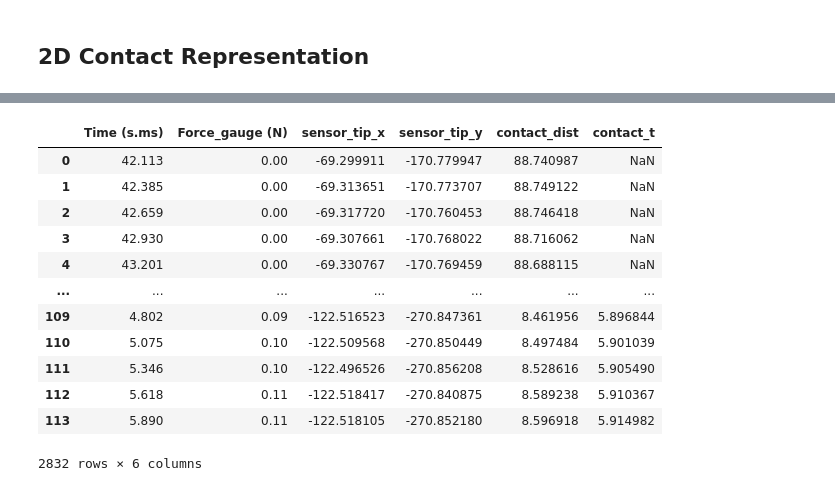
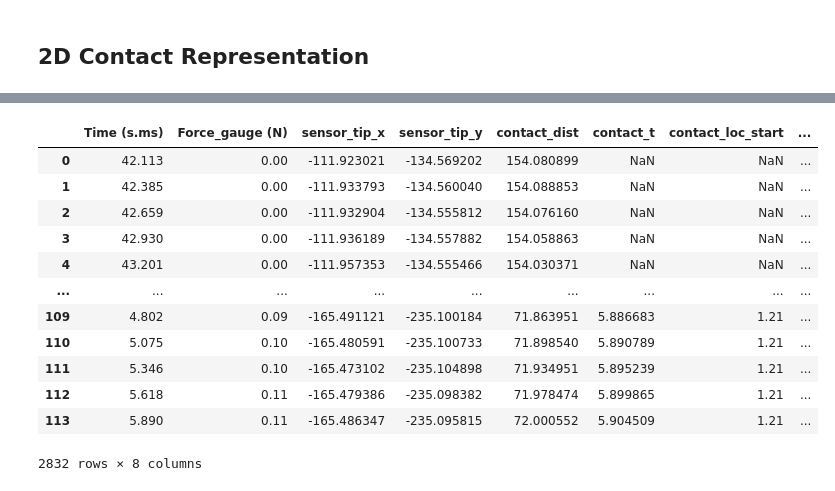
Before and after one commit to Jskacines/strain_learning, a Jupyter notebook: vicon_training.ipynb, the cells around one changed output, grey strips where cells are left out. Cells and saved outputs as stored; diff of their text form; code cells hidden in the pictures.

Commit message:
segment prediction

```diff
--- a/vicon_training.ipynb
+++ b/vicon_training.ipynb
@@ -15,7 +15,7 @@ data_path = os.fspath("data/position/left")
 data_files = glob.glob(file_pattern, root_dir=data_path)
 
 # excluded_test_ids = {""}
-excluded_test_ids = set(["left_4_4", "left_3_5"])
+excluded_test_ids = set(["left_4_4", "left_3_5", "left_2_7", "left_3_7"])
 
 print(f"Found {len(data_files)} data files")
 test_id_set = set()
@@ -46,7 +46,12 @@ for file_name in data_files:
     file_prefix = file_name.split("_integrated")[0]
     file = os.path.join(data_path, file_name)
     print(file_name)
-    temp_df = pd.read_csv(file)
+    try:
+        temp_df = pd.read_csv(file)
+    except Exception as e:
+        print(f"Error reading {file_name}: {e}")
+        continue
+    # temp_df = pd.read_csv(file)
     temp_df.insert(0,"test_id",file_prefix)
     df_list.append(temp_df)
 data_raw = pd.concat(df_list)
@@ -245,8 +269,8 @@ plt.show()
 ## Geometric Parameters
 # %%
 # Dimensions in mm
-manipulator_width = 15
-sensor_length = 26.75
+manipulator_width = 15 / 1000.0
+sensor_length = 26.75 / 1000.0
 # %% [markdown]
 ## 2D Contact Representation
 # %%
@@ -369,22 +393,29 @@ display(data[["Time (s.ms)","Force_gauge (N)", "sensor_tip_x","sensor_tip_y","co
 # %%
 contact_force_threshold = 0.01
 data.loc[data["Force_gauge (N)"] < contact_force_threshold, "contact_t"] = np.nan
 
-display(data[["Time (s.ms)","Force_gauge (N)", "sensor_tip_x","sensor_tip_y","contact_dist","contact_t"]])
+# Contact range along sensor (meters) from contact_t segment
+segment_length = 0.02
+contact_base = 1.11
+contact_t_floor = np.floor(data["contact_t"])
+data["contact_loc_start"] = contact_base + contact_t_floor * segment_length
+data["contact_loc_end"] = contact_base + (contact_t_floor + 1) * segment_length
+
+display(data[["Time (s.ms)","Force_gauge (N)", "sensor_tip_x","sensor_tip_y","contact_dist","contact_t","contact_loc_start","contact_loc_end"]])
 # %% [output]
-|  | Time (s.ms) | Force_gauge (N) | sensor_tip_x | sensor_tip_y | contact_dist | contact_t |
-| 0 | 42.113 | 0.00 | -69.299911 | -170.779947 | 88.740987 | NaN |
-| 1 | 42.385 | 0.00 | -69.313651 | -170.773707 | 88.749122 | NaN |
-| 2 | 42.659 | 0.00 | -69.317720 | -170.760453 | 88.746418 | NaN |
-| 3 | 42.930 | 0.00 | -69.307661 | -170.768022 | 88.716062 | NaN |
-| 4 | 43.201 | 0.00 | -69.330767 | -170.769459 | 88.688115 | NaN |
-| ... | ... | ... | ... | ... | ... | ... |
-| 109 | 4.802 | 0.09 | -122.516523 | -270.847361 | 8.461956 | 5.896844 |
-| 110 | 5.075 | 0.10 | -122.509568 | -270.850449 | 8.497484 | 5.901039 |
-| 111 | 5.346 | 0.10 | -122.496526 | -270.856208 | 8.528616 | 5.905490 |
-| 112 | 5.618 | 0.11 | -122.518417 | -270.840875 | 8.589238 | 5.910367 |
-| 113 | 5.890 | 0.11 | -122.518105 | -270.852180 | 8.596918 | 5.914982 |
+|  | Time (s.ms) | Force_gauge (N) | sensor_tip_x | sensor_tip_y | contact_dist | contact_t | contact_loc_start | ... |
+| 0 | 42.113 | 0.00 | -111.923021 | -134.569202 | 154.080899 | NaN | NaN | ... |
+| 1 | 42.385 | 0.00 | -111.933793 | -134.560040 | 154.088853 | NaN | NaN | ... |
+| 2 | 42.659 | 0.00 | -111.932904 | -134.555812 | 154.076160 | NaN | NaN | ... |
+| 3 | 42.930 | 0.00 | -111.936189 | -134.557882 | 154.058863 | NaN | NaN | ... |
+| 4 | 43.201 | 0.00 | -111.957353 | -134.555466 | 154.030371 | NaN | NaN | ... |
+| ... | ... | ... | ... | ... | ... | ... | ... | ... |
+| 109 | 4.802 | 0.09 | -165.491121 | -235.100184 | 71.863951 | 5.886683 | 1.21 | ... |
+| 110 | 5.075 | 0.10 | -165.480591 | -235.100733 | 71.898540 | 5.890789 | 1.21 | ... |
+| 111 | 5.346 | 0.10 | -165.473102 | -235.104898 | 71.934951 | 5.895239 | 1.21 | ... |
+| 112 | 5.618 | 0.11 | -165.479386 | -235.098382 | 71.978474 | 5.899865 | 1.21 | ... |
+| 113 | 5.890 | 0.11 | -165.486347 | -235.095815 | 72.000552 | 5.904509 | 1.21 | ... |
-2832 rows × 6 columns
+2832 rows × 8 columns
 # %%
 print(f"Found {len(data_files)} data files")
 
```
Also changed, not shown: parts of 6 cells of this notebook, 1 other file.
